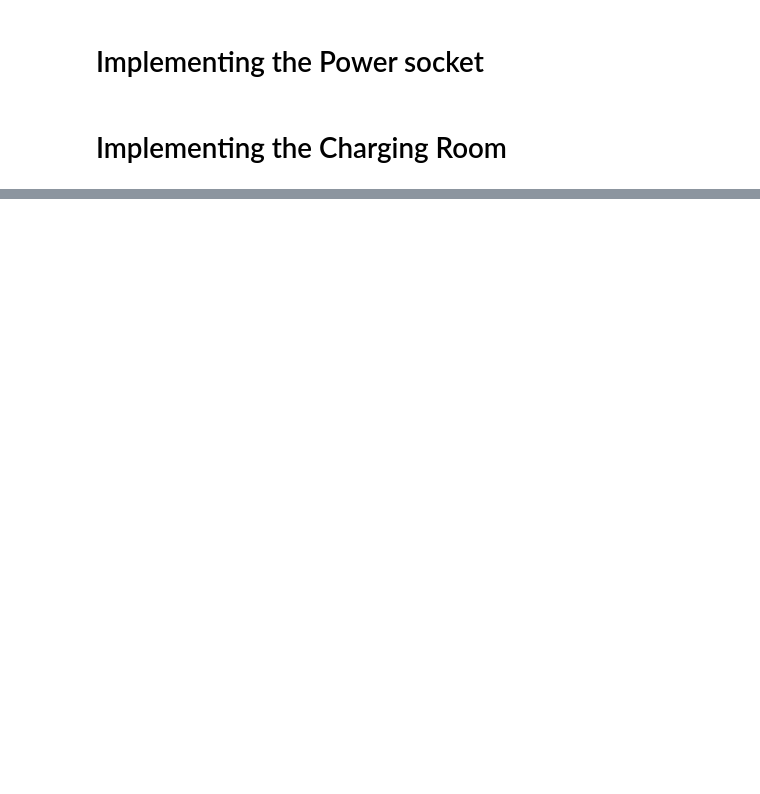
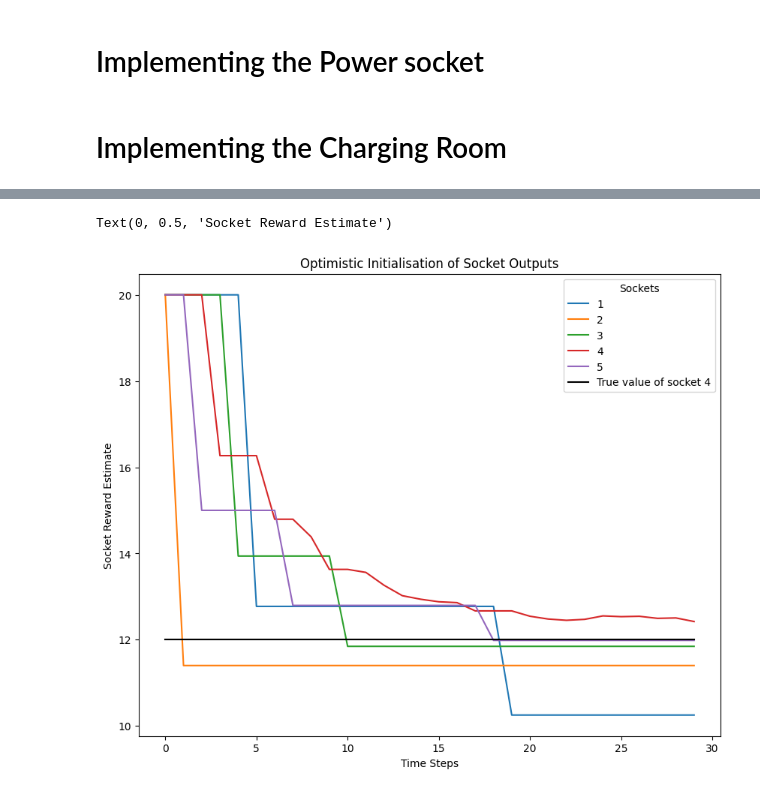
Before and after one commit to Aryaannn24/Reinforcement-Learning, a Jupyter notebook: Prac3_Banditprob.ipynb, the cells around one changed output, grey strips where cells are left out. Saved outputs shown, nothing was run; the diff lists cells and outputs as text; code cells hidden in the pictures; blank space fills up the shorter version.

```diff
--- a/Prac3_Banditprob.ipynb
+++ b/Prac3_Banditprob.ipynb
@@ -116,0 +191,8 @@ Text(0, 0.5, 'Density')
+# %%
+# Test the optimistic socket over 30 time steps
+tester = SocketTester( OptimisticSocket, initial_estimate = 20.)
+tester.run( number_of_steps = 30 )
+
+print(f'Mean Reward per Time Step = {tester.get_mean_reward()}')
+print(f'Optimal Socket Selected = {tester.get_optimal_socket_percentage():0.3f}')
+print(f'Socket Percentages = {tester.get_socket_percentages()}')
@@ -116,0 +203,9 @@ Text(0, 0.5, 'Density')
+# %%
+# convert to a Pandas dataframe for table display & rename the columns to be 1-based
+estimates = tester.socket_stats[:,:,0]
+df = pd.DataFrame(estimates[:21])
+df.columns = [1,2,3,4,5]
+
+# show the estimates of each socket, highlighting the socket that has been selected for each time step
+# - truncating to the first 20 time steps for clarity
+df.style.apply(highlight_change_in_column).apply(highlight_max_row_value,axis=1,subset=df.index[-1])
@@ -116,0 +230,15 @@ Text(0, 0.5, 'Density')
+# %%
+plt.figure(figsize=(10,8))
+
+for socket in range(estimates.shape[1]):
+    plt.plot(estimates[:30,socket], label = f'{socket+1}')
+
+plt.plot(np.ones(30)*np.max(socket_means),'k', label = f'True value of socket 4')
+
+plt.legend(title = 'Sockets')
+plt.title('Optimistic Initialisation of Socket Outputs')
+plt.xlabel('Time Steps')
+plt.ylabel('Socket Reward Estimate')
+# %% [output]
+Text(0, 0.5, 'Socket Reward Estimate')
+[figure, added]
```
Also changed, not shown: parts of 9 cells of this notebook.
